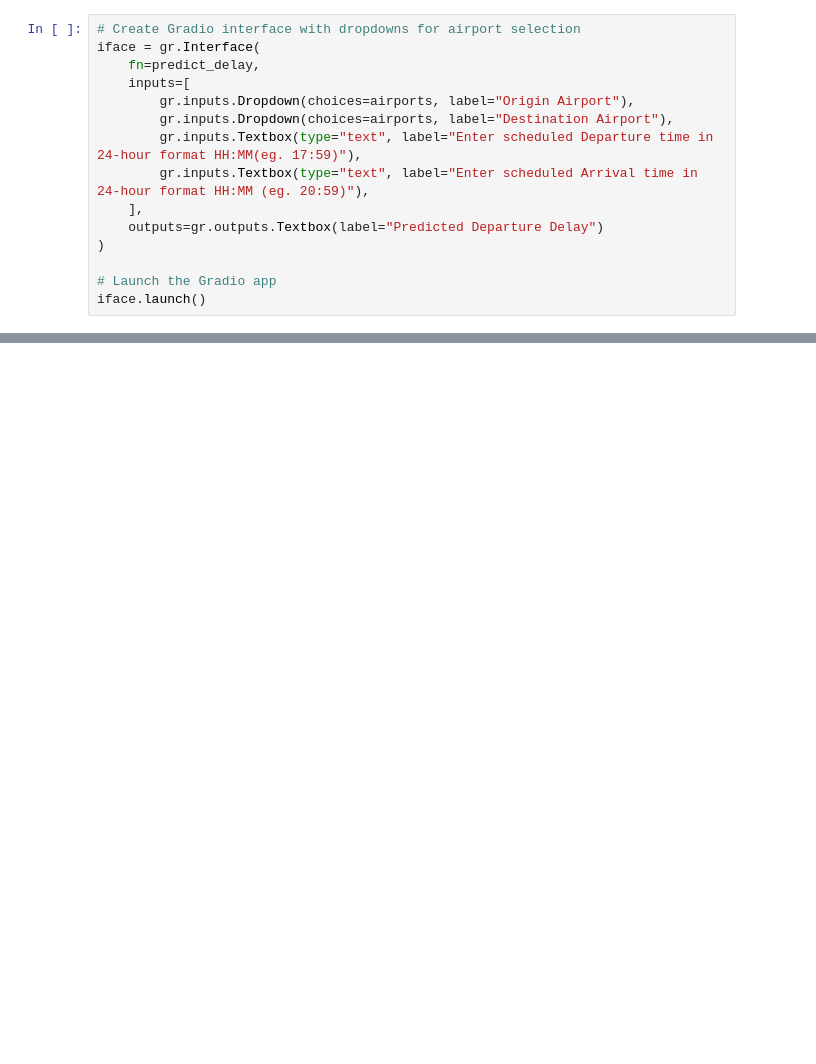
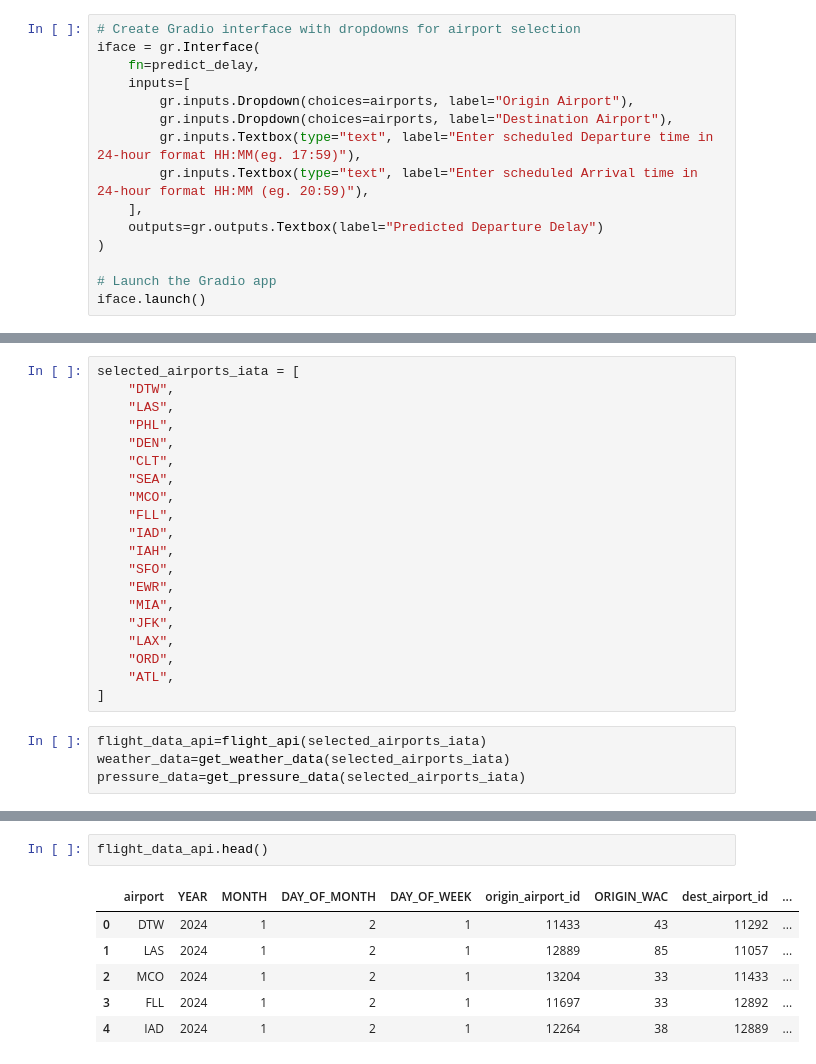
Before and after one commit to rezaqorbani/flight-delay-predictor, a Jupyter notebook: test_prediction_app.ipynb, the cells around one changed output, grey strips where cells are left out. Drawn from its saved outputs; the diff is of its cells as text; blank space fills up the shorter version.

Commit message:
testing inference performance on new data

```diff
--- a/test_prediction_app.ipynb
+++ b/test_prediction_app.ipynb
@@ -364,0 +489,24 @@ iface.launch()
+# %%
+selected_airports_iata = [
+    "DTW",
+    "LAS",
+    "PHL",
+    "DEN",
+    "CLT",
+    "SEA",
+    "MCO",
+    "FLL",
+    "IAD",
+    "IAH",
+    "SFO",
+    "EWR",
+    "MIA",
+    "JFK",
+    "LAX",
+    "ORD",
+    "ATL",
+]
+# %%
+flight_data_api=flight_api(selected_airports_iata)
+weather_data=get_weather_data(selected_airports_iata)
+pressure_data=get_pressure_data(selected_airports_iata)
@@ -364,0 +531,9 @@ iface.launch()
+# %%
+flight_data_api.head()
+# %% [output]
+|  | airport | YEAR | MONTH | DAY_OF_MONTH | DAY_OF_WEEK | origin_airport_id | ORIGIN_WAC | dest_airport_id | ... |
+| 0 | DTW | 2024 | 1 | 2 | 1 | 11433 | 43 | 11292 | ... |
+| 1 | LAS | 2024 | 1 | 2 | 1 | 12889 | 85 | 11057 | ... |
+| 2 | MCO | 2024 | 1 | 2 | 1 | 13204 | 33 | 11433 | ... |
+| 3 | FLL | 2024 | 1 | 2 | 1 | 11697 | 33 | 12892 | ... |
+| 4 | IAD | 2024 | 1 | 2 | 1 | 12264 | 38 | 12889 | ... |
```
Also changed, not shown: parts of 18 cells of this notebook.
